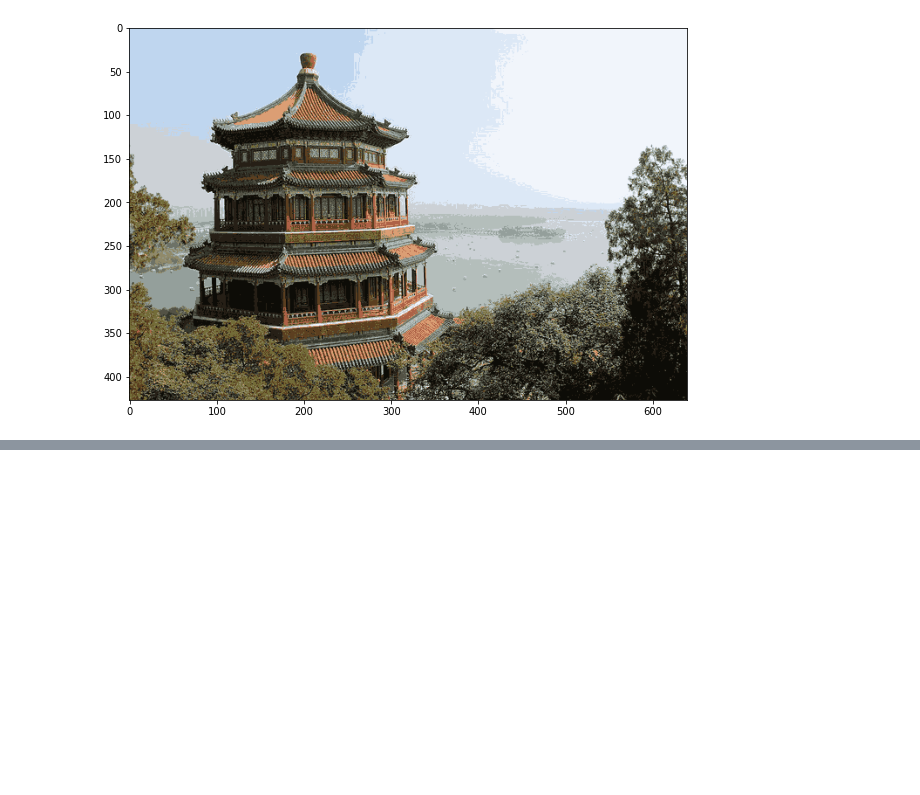
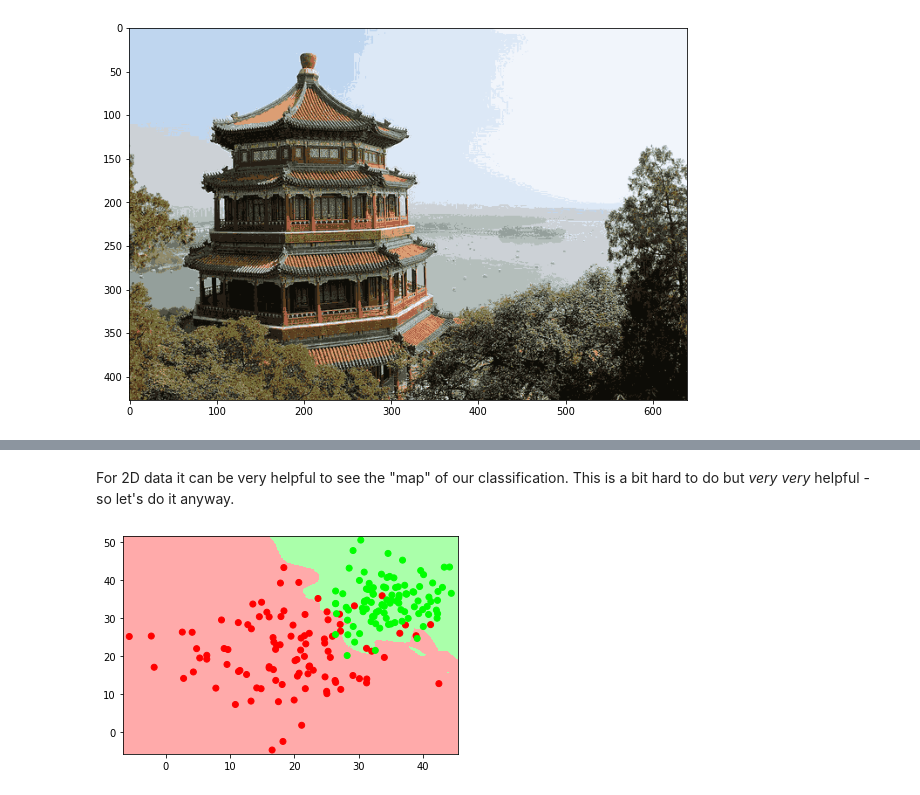
Before and after one commit to stmball/Continuing-Education, a Jupyter notebook: Week_3/Week_5.ipynb, the cells around one changed output, grey strips where cells are left out. Saved outputs shown, nothing was run; the diff lists cells and outputs as text; code cells hidden in the pictures; blank space fills up the shorter version.

```diff
--- a/Week_3/Week_5.ipynb
+++ b/Week_3/Week_5.ipynb
@@ -245,0 +344,41 @@ The [`sklearn.datasets.load_digits`](https://scikit-learn.org/stable/modules/gen
+# %% [markdown]
+For 2D data it can be very helpful to see the "map" of our classification. This is a bit hard to do but *very very* helpful - so let's do it anyway.
+# %%
+# Setting up requires a minimum and maximum bound -
+# it makes sense to use the min and max values of our data for this:
+
+x_min, x_max = data[:, 0].min() - 1, data[:, 0].max() + 1
+y_min, y_max = data[:, 1].min() - 1, data[:, 1].max() + 1
+
+# h is the step size of the mesh - lower h means higher resolution.
+
+h= 0.1
+
+xx, yy = np.meshgrid(np.arange(x_min, x_max, h), np.arange(y_min, y_max, h))
+
+#Ravel will take the 2 dimensional xx and yy arrays and "unravel" them into a 1d array.
+#c_ then pairs off these points to give a 1 dimensional array with x and y points for every point in the meshgrid.
+#We then predict every point and call this Z, then reshape it so it's the same shape as xx and yy
+
+Z = knn.predict(np.c_[xx.ravel(),yy.ravel()])
+Z = Z.reshape(xx.shape)
+
+#We then define our own colormaps, and plot our data using a colormesh and a scatter plot.
+
+from matplotlib.colors import ListedColormap
+
+cmap_light = ListedColormap(['#FFAAAA', '#AAFFAA'])
+cmap_bold = ListedColormap(['#FF0000', '#00FF00'])
+
+# Now plot
+
+fig, ax = plt.subplots()
+
+ax.pcolormesh(xx, yy, Z, cmap=cmap_light)
+ax.scatter(data[:, 0], data[:, 1], c=classes, cmap = cmap_bold)
+ax.set_xlim(xx.min(), xx.max())
+ax.set_ylim(yy.min(), yy.max())
+
+plt.show()
+# %% [output]
+[figure, added]
```
Also changed, not shown: parts of 19 cells of this notebook.
